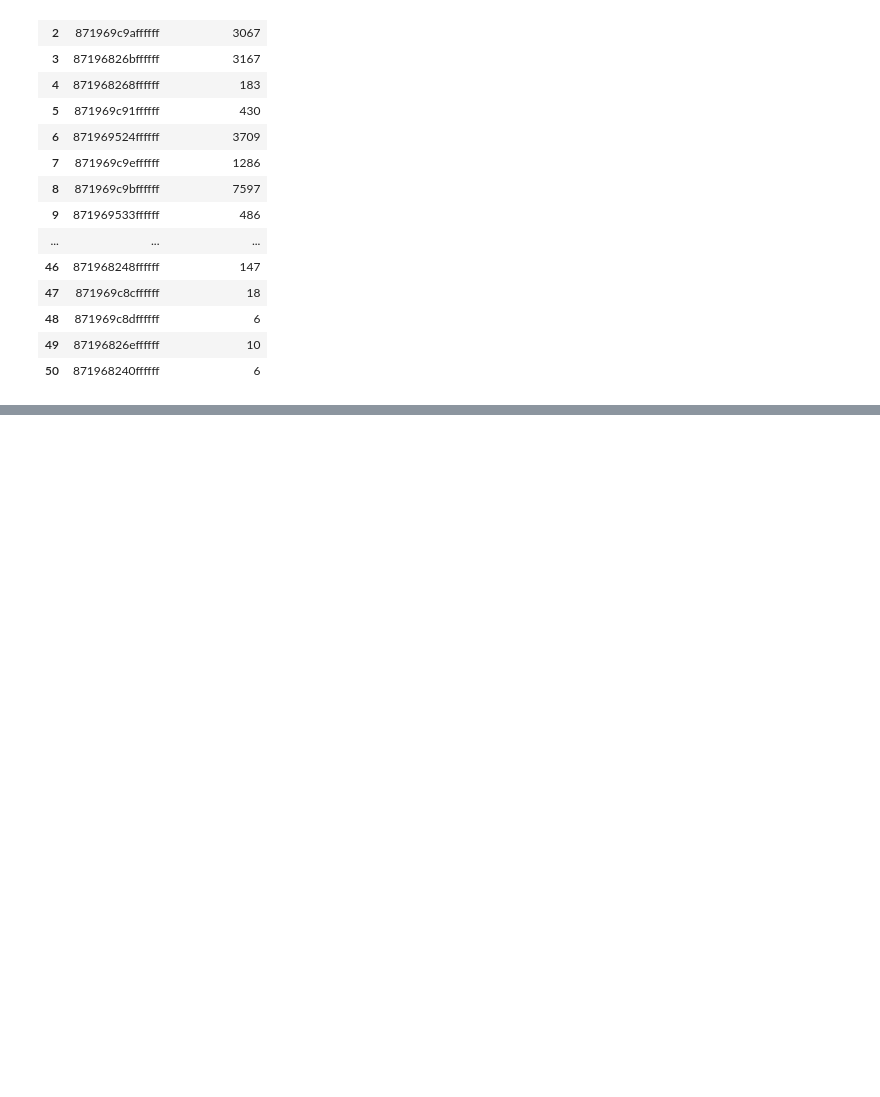
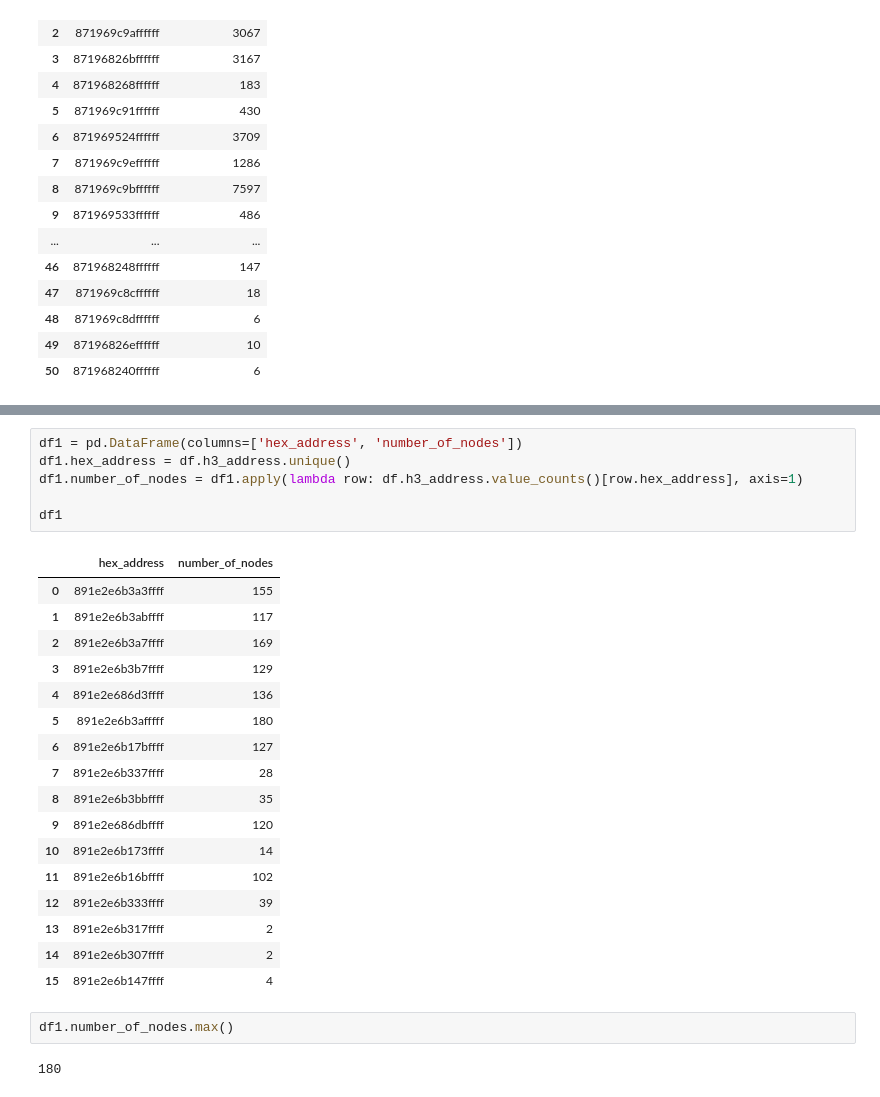
Before and after one commit to Farnoud-G/query_PT, a Jupyter notebook: Lab2_fg.ipynb, the cells around one changed output, grey strips where cells are left out. Saved outputs shown, nothing was run; the diff lists cells and outputs as text; blank space fills up the shorter version.

```diff
--- a/Lab2_fg.ipynb
+++ b/Lab2_fg.ipynb
@@ -321,0 +369,28 @@ h3_visualization(dx, 'hex_address', 'number_of_trips')
+# %%
+df1 = pd.DataFrame(columns=['hex_address', 'number_of_nodes'])
+df1.hex_address = df.h3_address.unique()
+df1.number_of_nodes = df1.apply(lambda row: df.h3_address.value_counts()[row.hex_address], axis=1)
+
+df1
+# %% [output]
+|  | hex_address | number_of_nodes |
+| 0 | 891e2e6b3a3ffff | 155 |
+| 1 | 891e2e6b3abffff | 117 |
+| 2 | 891e2e6b3a7ffff | 169 |
+| 3 | 891e2e6b3b7ffff | 129 |
+| 4 | 891e2e686d3ffff | 136 |
+| 5 | 891e2e6b3afffff | 180 |
+| 6 | 891e2e6b17bffff | 127 |
+| 7 | 891e2e6b337ffff | 28 |
+| 8 | 891e2e6b3bbffff | 35 |
+| 9 | 891e2e686dbffff | 120 |
+| 10 | 891e2e6b173ffff | 14 |
+| 11 | 891e2e6b16bffff | 102 |
+| 12 | 891e2e6b333ffff | 39 |
+| 13 | 891e2e6b317ffff | 2 |
+| 14 | 891e2e6b307ffff | 2 |
+| 15 | 891e2e6b147ffff | 4 |
+# %%
+df1.number_of_nodes.max()
+# %% [output]
+180
```
Also changed, not shown: parts of 9 cells of this notebook, 2 other files.
